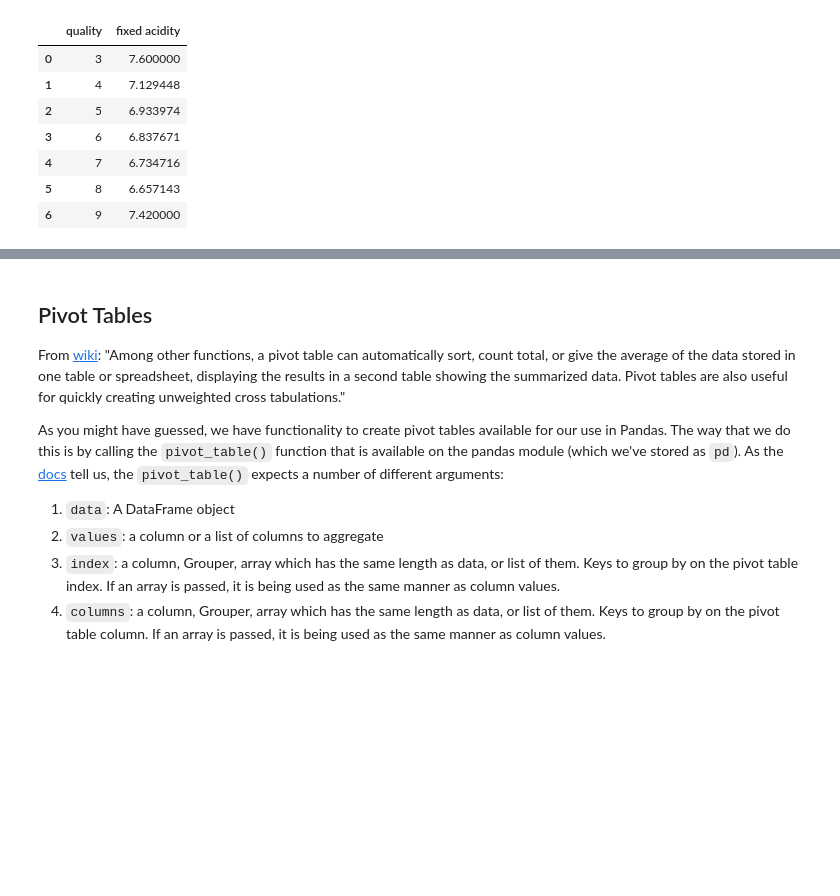
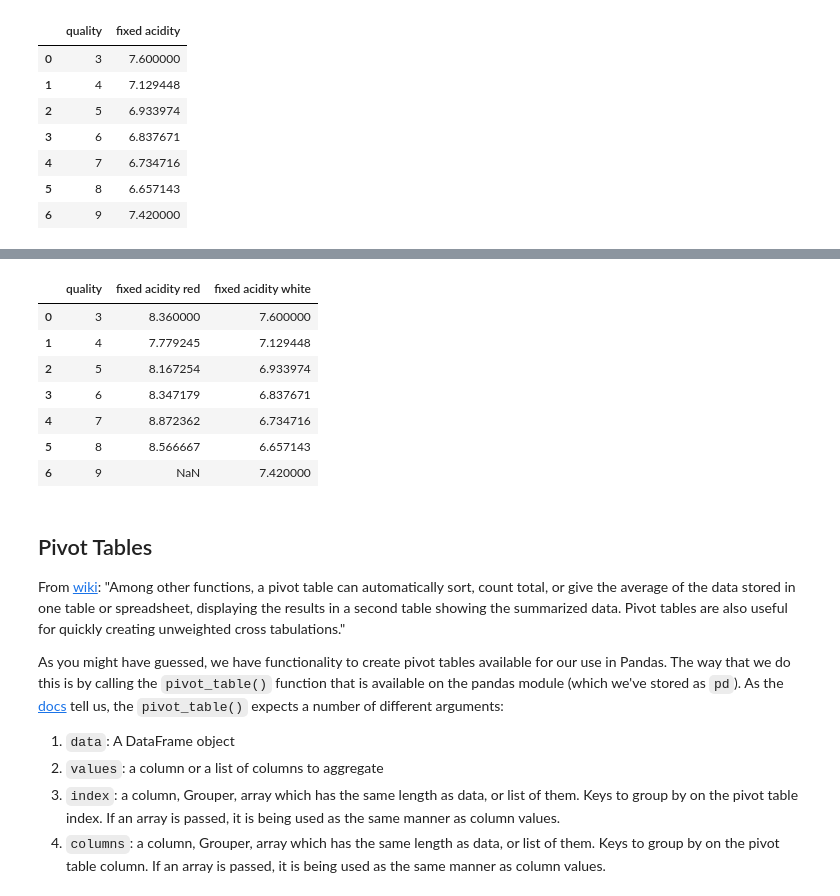
Before and after one commit to KarimaCha/Bootcamp_Recap, a Jupyter notebook: 06e_Numpy_Pandas_Intro.ipynb, the cells around one changed output, grey strips where cells are left out. Saved outputs shown, nothing was run; the diff lists cells and outputs as text; code cells hidden in the pictures; blank space fills up the shorter version.

```diff
--- a/!06e_Numpy_Pandas_Intro.ipynb
+++ b/06e_Numpy_Pandas_Intro.ipynb
@@ -538,3 +550,19 @@ pd.merge(red_wines_quality_df, white_wines_quality_df, on=['quality'], suffixes=
+# %%
+# outer join: keeps quality '9' for white wine and fills it with NaN for red wine
+pd.merge(left=red_wines_quality_df,
+         right=white_wines_quality_df,
+         how='outer',
+         on=['quality'],
+         suffixes=[' red', ' white'])
+# %% [output]
+|  | quality | fixed acidity red | fixed acidity white |
+| 0 | 3 | 8.360000 | 7.600000 |
+| 1 | 4 | 7.779245 | 7.129448 |
+| 2 | 5 | 8.167254 | 6.933974 |
+| 3 | 6 | 8.347179 | 6.837671 |
+| 4 | 7 | 8.872362 | 6.734716 |
+| 5 | 8 | 8.566667 | 6.657143 |
+| 6 | 9 | NaN | 7.420000 |
 # %% [markdown]
 ## Pivot Tables
 
```
Also changed, not shown: parts of 8 cells of this notebook, 1 other file.
